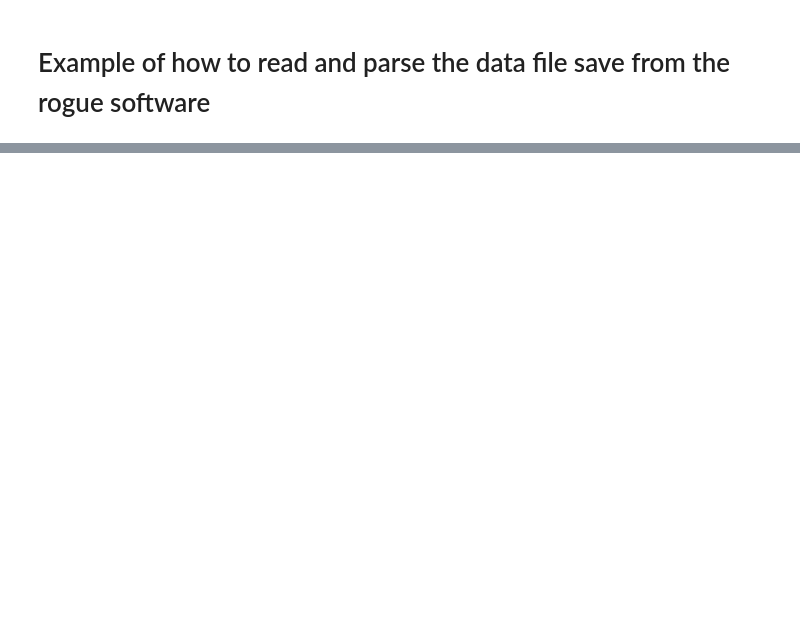
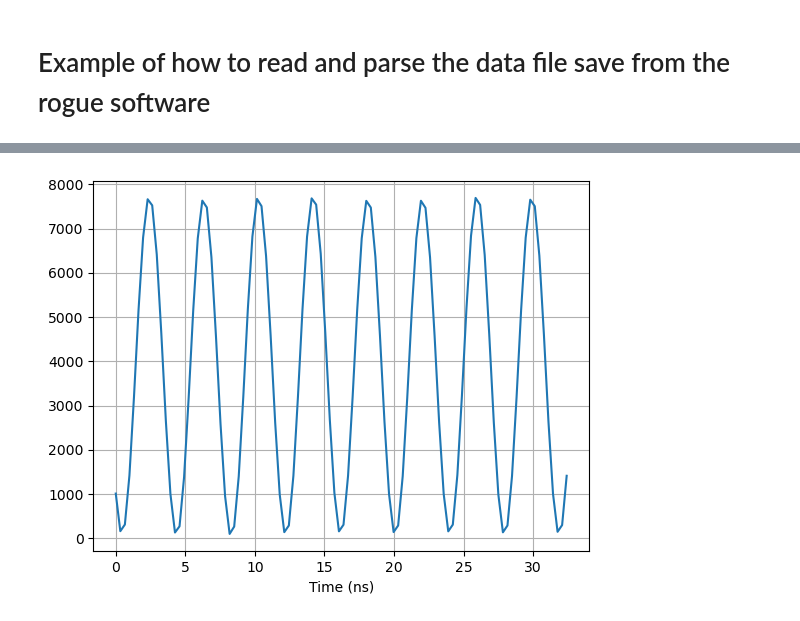
Before and after one commit to slaclab/kek-bpm-rfsoc-dev, a Jupyter notebook: software/notebooks/ExampleDatFileReader.ipynb, the cells around one changed output, grey strips where cells are left out. Saved outputs shown, nothing was run; the diff lists cells and outputs as text; code cells hidden in the pictures; blank space fills up the shorter version.

```diff
--- a/software/notebooks/ExampleDatFileReader.ipynb
+++ b/software/notebooks/ExampleDatFileReader.ipynb
@@ -72,0 +91,7 @@ plt.grid()
+# %%
+# Plot the Waveform Full Scale
+plt.plot(timeSteps[0:100],ampLive_4x2[0][1][0:100])
+plt.xlabel("Time (ns)")
+plt.grid()
+# %% [output]
+[figure, added]
```
Also changed, not shown: parts of 5 cells of this notebook, 1 other file.
